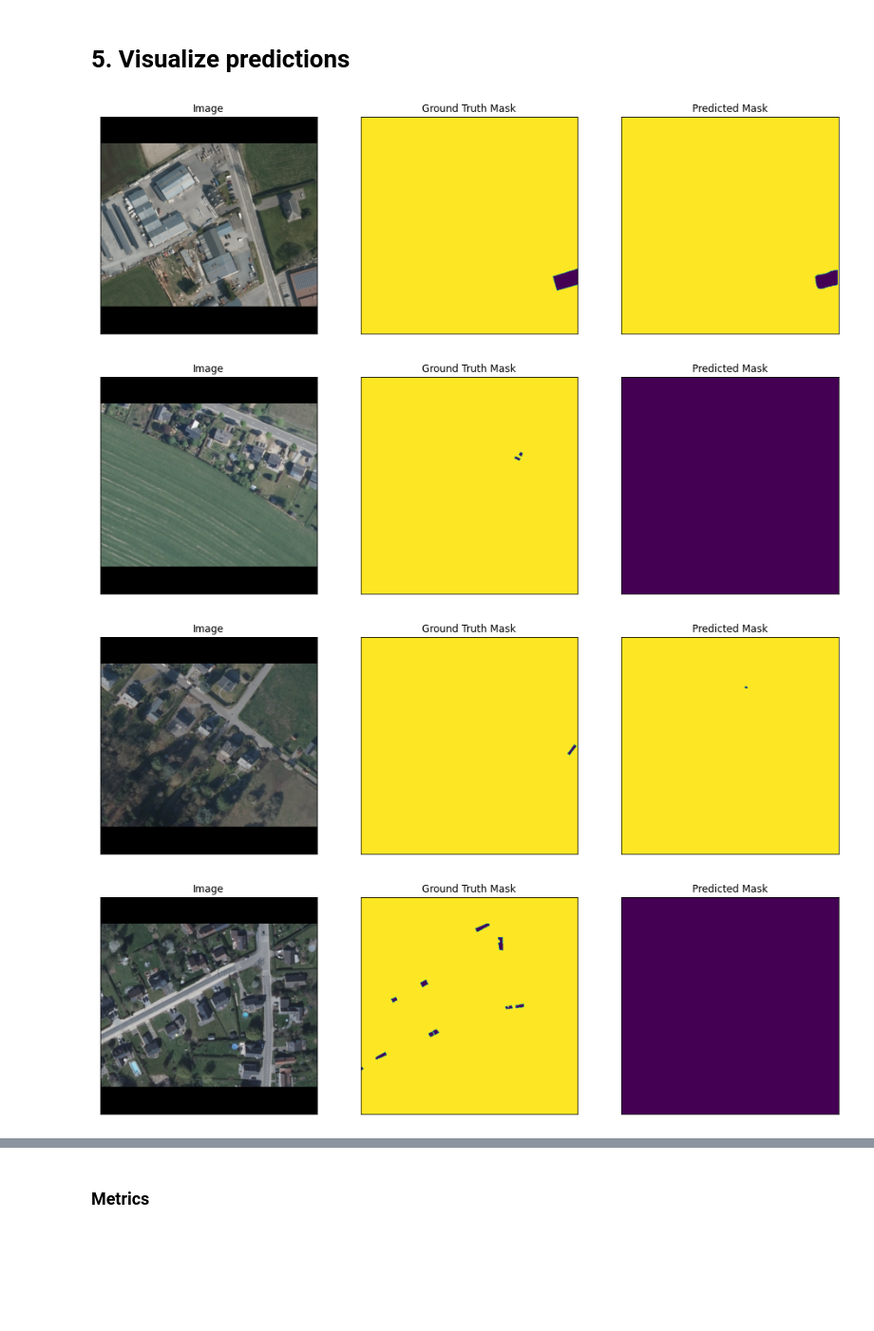
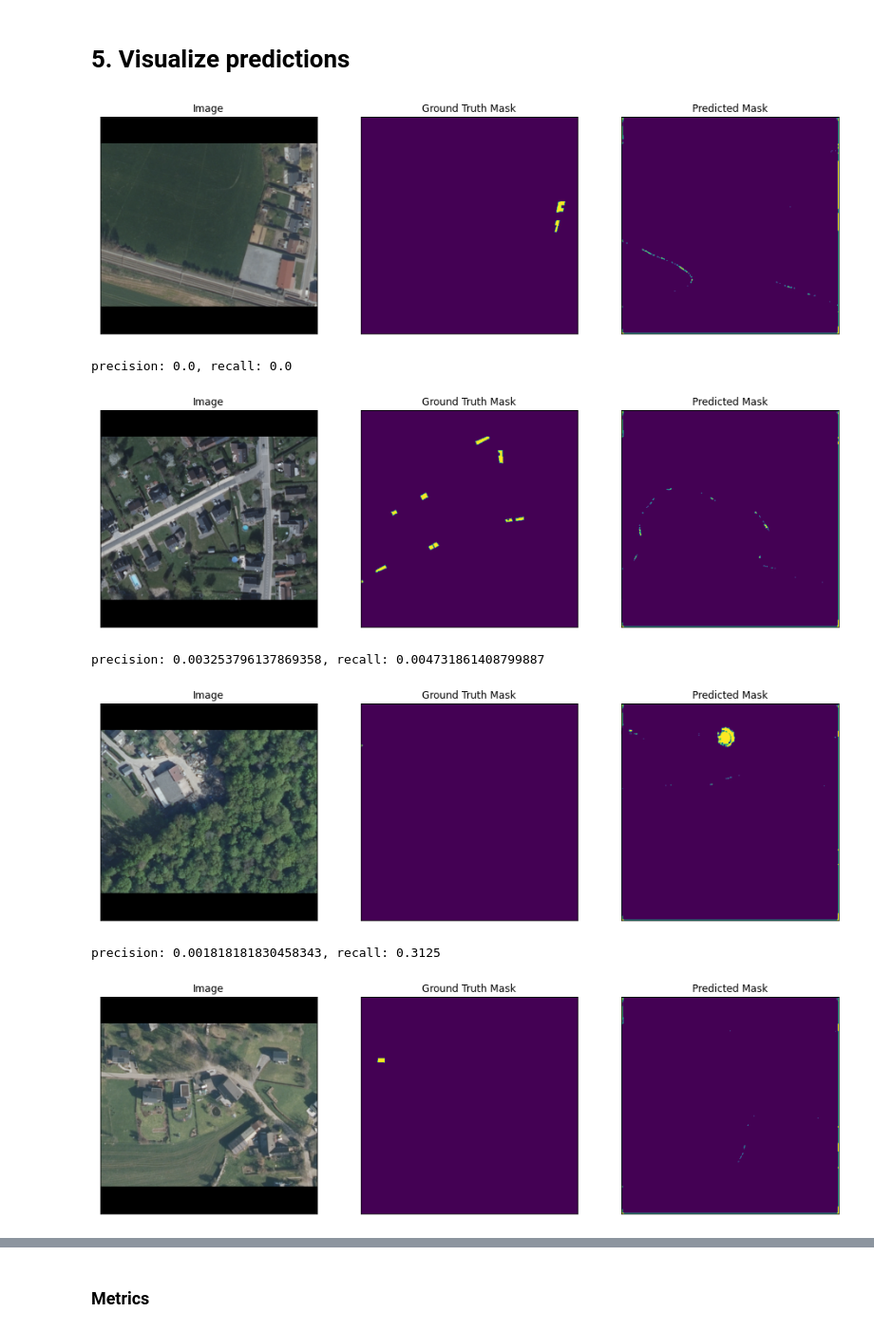
Before and after one commit to areisde/solar_panel_seg, a Jupyter notebook: Inference.ipynb, the cells around one changed output, grey strips where cells are left out. Shown at 95% size. Drawn from its saved outputs; the diff is of its cells as text; code cells hidden in the pictures; blank space fills up the shorter version.

```diff
--- a/Inference.ipynb
+++ b/Inference.ipynb
@@ -147,9 +147,11 @@ def custom_metrics(truth, pre):
     pred = torch.from_numpy(pre)
 
 
-    tp = torch.sum((pred == 1) * (gt == 1))          # true positives: all pixels where both prediction and ground truth is one (solar panel)
-    fp = torch.sum((pred == 1) * (gt == 0))          # false positives: prediction = one, ground truth = 0 (background)
-    fn = torch.sum((pred == 0) * (gt == 1))          # false negatives: inverse
+    tp = torch.sum((pred == (not MASK_VALUE)) * (gt == (not MASK_VALUE)))          # true positives: all pixels where both prediction and ground truth is one (solar panel)
+    fp = torch.sum((pred == (not MASK_VALUE)) * (gt == (MASK_VALUE)))          # false positives: prediction = one, ground truth = 0 (background)
+    fn = torch.sum((pred == (MASK_VALUE)) * (gt == (not MASK_VALUE)))          # false negatives: inverse
+
+
 
     precision = tp/(tp + fp)
     recall = tp/(tp + fn)
@@ -157,24 +159,32 @@ def custom_metrics(truth, pre):
     return precision, recall
 # %%
 # 0 is a solar panel prediction and 1 is background prediction
-threshold = 0.1
+
+if MASK_VALUE == BACKGROUND:
+    threshold = 0.8
+else:
+    threshold = 0.1
 
 for i in range(5):
     n = np.random.choice(len(test_dataset))
 
     image_vis = test_dataset_vis[n][0].astype('uint8')
 
 
     gt_mask, pr_mask = get_masks(test_dataset[n])
-
+    precision, recall = custom_metrics(gt_mask, pr_mask)
 
     visualize(
         image=image_vis,
         ground_truth_mask=gt_mask,
         predicted_mask=pr_mask
     )
+    print(f'precision: {precision}, recall: {recall}')
 # %% [output]
-[figure, old version]
+[figure, new version]
+precision: 0.0, recall: 0.0
-[figure, old version]
+[figure, new version]
+precision: 0.003253796137869358, recall: 0.004731861408799887
-[figure, old version]
+[figure, new version]
+precision: 0.001818181830458343, recall: 0.3125
-[figure, old version]
+[figure, new version]
```
Also changed, not shown: parts of 5 cells of this notebook, 4 other files.
